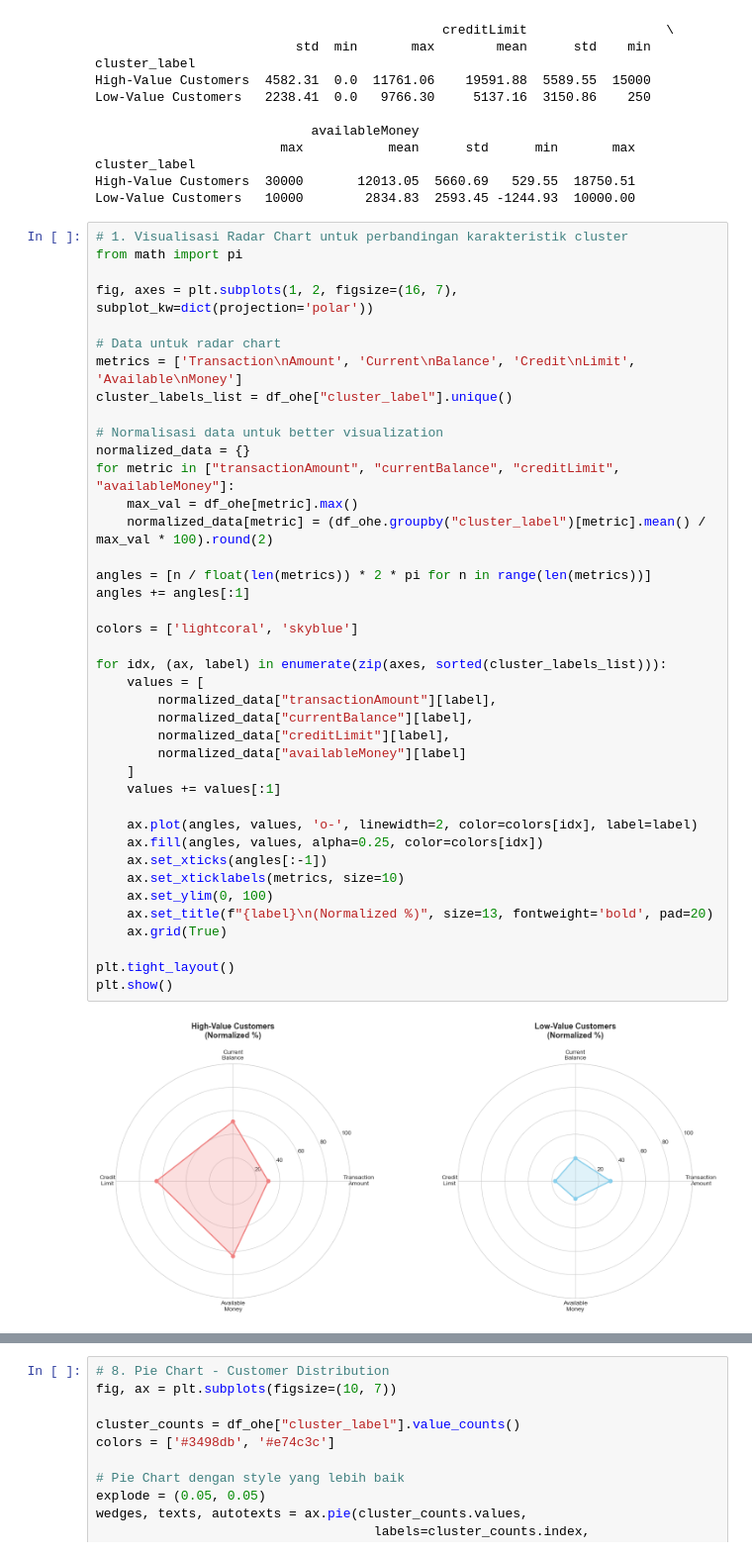
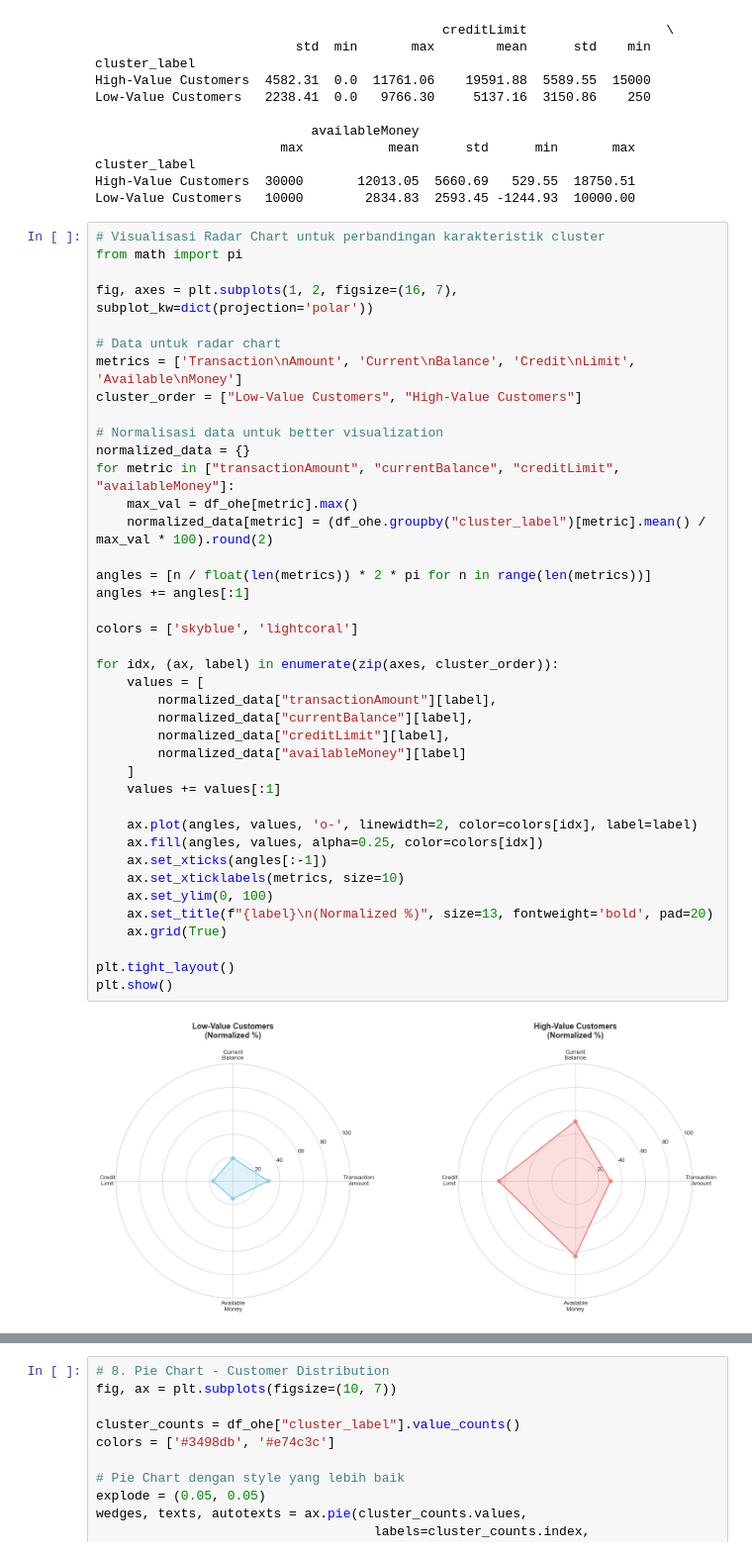
Before and after one commit to rayennn-bi/Customer-Segmentation, a Jupyter notebook: Jupyter notebook/clustering_pelanggan.ipynb, the cells around one changed output, grey strips where cells are left out. Shown at 99% size. Cells and saved outputs as stored; diff of their text form.

```diff
--- a/Jupyter notebook/clustering_pelanggan.ipynb
+++ b/Jupyter notebook/clustering_pelanggan.ipynb
@@ -706,45 +706,45 @@ cluster_label
 High-Value Customers  30000       12013.05  5660.69   529.55  18750.51
 Low-Value Customers   10000        2834.83  2593.45 -1244.93  10000.00
 # %%
-# 1. Visualisasi Radar Chart untuk perbandingan karakteristik cluster
+# Visualisasi Radar Chart untuk perbandingan karakteristik cluster
 from math import pi
 
 fig, axes = plt.subplots(1, 2, figsize=(16, 7), subplot_kw=dict(projection='polar'))
 
 # Data untuk radar chart
 metrics = ['Transaction\nAmount', 'Current\nBalance', 'Credit\nLimit', 'Available\nMoney']
-cluster_labels_list = df_ohe["cluster_label"].unique()
+cluster_order = ["Low-Value Customers", "High-Value Customers"]
 
 # Normalisasi data untuk better visualization
 normalized_data = {}
 for metric in ["transactionAmount", "currentBalance", "creditLimit", "availableMoney"]:
     max_val = df_ohe[metric].max()
     normalized_data[metric] = (df_ohe.groupby("cluster_label")[metric].mean() / max_val * 100).round(2)
 
 angles = [n / float(len(metrics)) * 2 * pi for n in range(len(metrics))]
 angles += angles[:1]
 
-colors = ['lightcoral', 'skyblue']
+colors = ['skyblue', 'lightcoral']
 
-for idx, (ax, label) in enumerate(zip(axes, sorted(cluster_labels_list))):
+for idx, (ax, label) in enumerate(zip(axes, cluster_order)):
     values = [
         normalized_data["transactionAmount"][label],
         normalized_data["currentBalance"][label],
         normalized_data["creditLimit"][label],
         normalized_data["availableMoney"][label]
     ]
     values += values[:1]
 
     ax.plot(angles, values, 'o-', linewidth=2, color=colors[idx], label=label)
     ax.fill(angles, values, alpha=0.25, color=colors[idx])
     ax.set_xticks(angles[:-1])
     ax.set_xticklabels(metrics, size=10)
     ax.set_ylim(0, 100)
     ax.set_title(f"{label}\n(Normalized %)", size=13, fontweight='bold', pad=20)
     ax.grid(True)
 
 plt.tight_layout()
 plt.show()
 # %% [output]
-[figure, old version]
+[figure, new version]
 # %%
```
Also changed, not shown: parts of 2 cells of this notebook, 3 other files.
